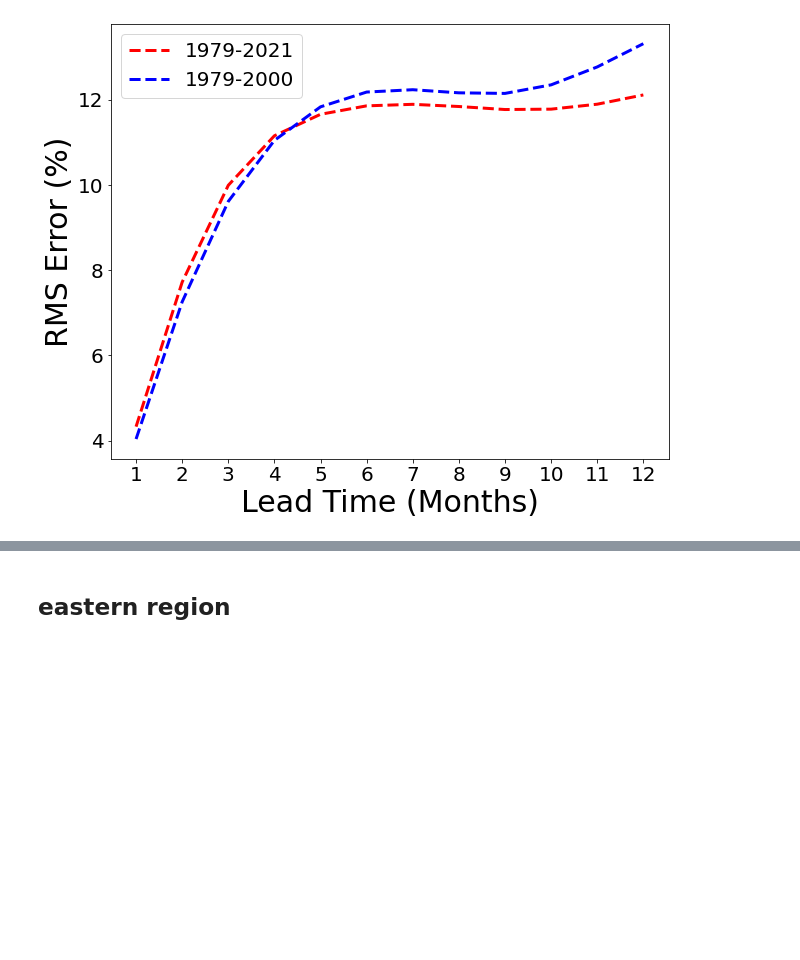
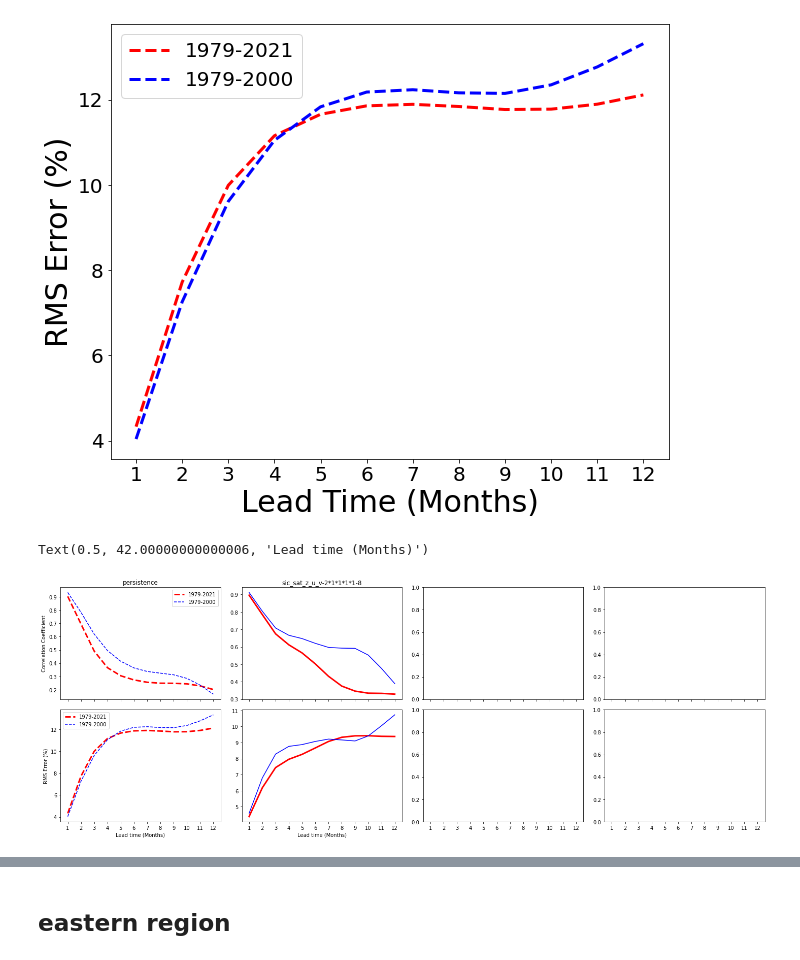
Before and after one commit to bernardw11/seaice_forecasts, a Jupyter notebook: new_model_findings.ipynb, the cells around one changed output, grey strips where cells are left out. Drawn from its saved outputs; the diff is of its cells as text; code cells hidden in the pictures; blank space fills up the shorter version.

```diff
--- a/new_model_findings.ipynb
+++ b/new_model_findings.ipynb
@@ -36,9 +31,18 @@ modes=5
 # %%
+matrix_type = 'cross'
+region = 'dp1_region'
+fname = 'sic_sat_z_u_v-2*1*1*1*1'
+modes=8
+model_name = f'{fname}-{modes}'
+
+# Load in new correlation, new rmse, new correlation persistence, new rmse persistence
 path = f'/d6/bxw2101/model_files/{matrix_type}_analysis/{region}'
 new_c = np.loadtxt(f'{path}/{fname}/{fname}-{modes}-corr.txt')
 new_r = np.loadtxt(f'{path}/{fname}/{fname}-{modes}-rmse.txt')
 new_pc = np.loadtxt(f'{path}/persistence-corr.txt')
 new_pr = np.loadtxt(f'{path}/persistence-rmse.txt')
+
+# Load in old correlation, old rmse, old correlation persistence, old rmse persistence
 path = f'/d6/bxw2101/o_model_files/{matrix_type}_analysis/{region}'
 old_c = np.loadtxt(f'{path}/{fname}/{fname}-{modes}-corr.txt')
 old_r = np.loadtxt(f'{path}/{fname}/{fname}-{modes}-rmse.txt')
@@ -139,3 +121,43 @@ plt.show()
 # %% [output]
 [figure]
 [figure]
+# %%
+fig, axs = plt.subplots(2, 4, sharex=True)
+fig.set_figheight(7)
+fig.set_figwidth(20)
+plt.tight_layout()
+
+
+axs[0, 0].set_xticks(xticks)
+axs[0, 0].set_title('dp1 region')
+axs[0, 0].set_ylabel('Correlation Coefficient')
+axs[1, 0].set_ylabel('RMS Error (%)')
+
+
+xticks = np.arange(1, 13)
+axs[0, 0].set_xticks(xticks)
+axs[0, 0].set_ylabel('Correlation Coefficient')
+axs[1, 0].set_ylabel('RMS Error (%)')
+
+# Persistence Column
+axs[0, 0].set_title('persistence')
+axs[0, 0].plot(xticks, new_pc, linewidth = 3, color = 'red', linestyle='dashed')
+axs[0, 0].plot(xticks, old_pc, color = 'blue', linestyle='dashed')
+axs[0, 0].legend(['1979-2021', '1979-2000'])
+
+axs[1, 0].plot(xticks, new_pr*100, linewidth = 3, color='red', linestyle='dashed')
+axs[1, 0].plot(xticks, old_pr*100, color = 'blue', linestyle='dashed')
+axs[1, 0].legend(['1979-2021', '1979-2000'])
+axs[1, 0].set_xlabel('Lead time (Months)')
+
+# First Model Column
+axs[0, 1].set_title(model_name)
+axs[0, 1].plot(xticks, new_c, linewidth = 3, color='red')
+axs[0, 1].plot(xticks, old_c, color='blue')
+
+axs[1, 1].plot(xticks, new_r*100, linewidth = 3, color='red')
+axs[1, 1].plot(xticks, old_r*100, color='blue')
+axs[1, 1].set_xlabel('Lead time (Months)')
+# %% [output]
+Text(0.5, 42.00000000000006, 'Lead time (Months)')
+[figure, added]
```
Also changed, not shown: parts of 4 cells of this notebook, 1 other file.
